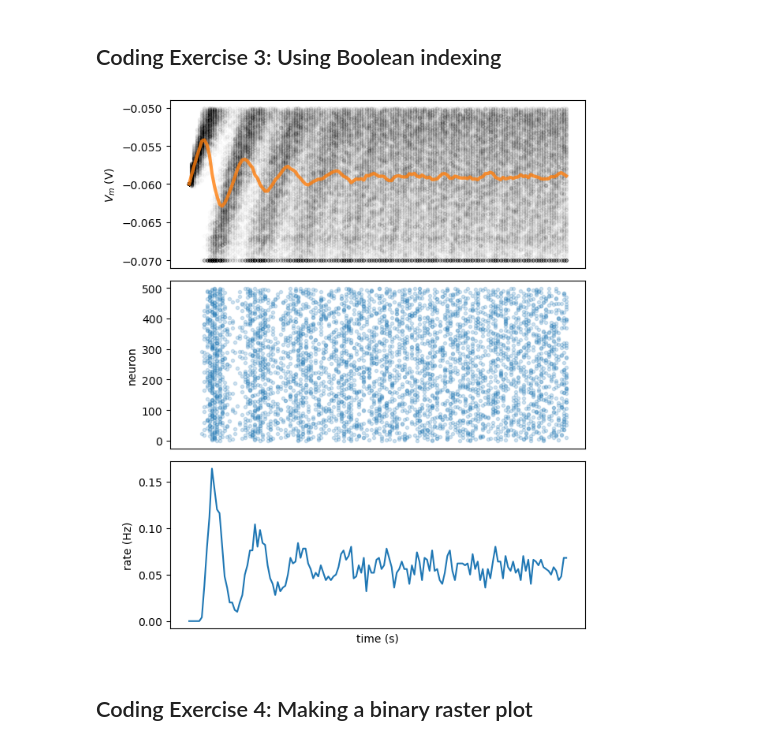
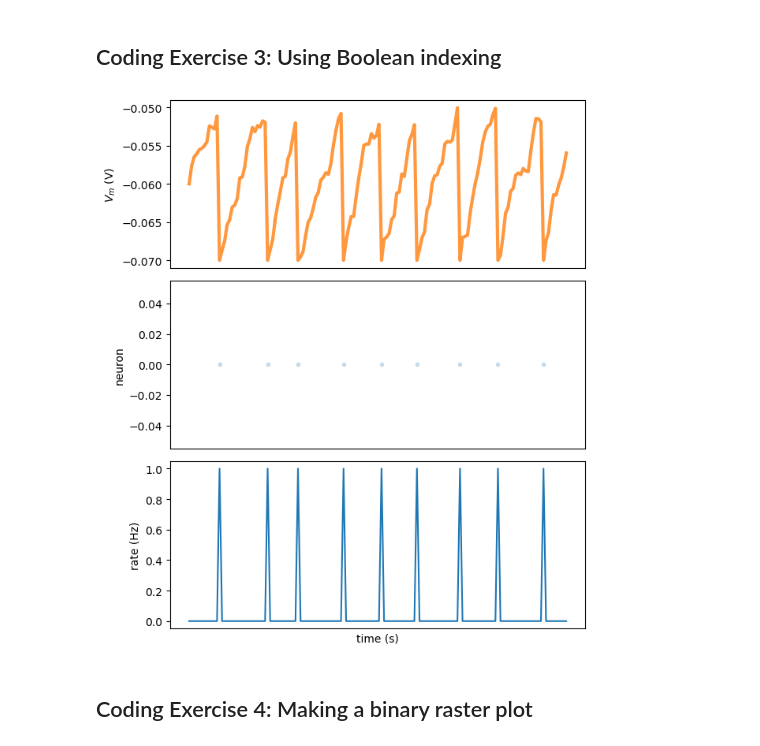
Before and after one commit to bosemessi/Neuromatch2022, a Jupyter notebook: Week0/W0D2_LIF_Part2.ipynb, the cells around one changed output. Saved outputs shown, nothing was run; the diff lists cells and outputs as text; code cells hidden in the pictures.

```diff
--- a/Week0/W0D2_LIF_Part2.ipynb
+++ b/Week0/W0D2_LIF_Part2.ipynb
@@ -69,7 +72,7 @@ np.random.seed(2020)
 # Initialize step_end, t_range, n, v_n and i
 t_range = np.arange(0, t_max, dt)
 step_end = len(t_range)
-n = 500
+n = 1
 v_n = el * np.ones([n, step_end])
 i = i_mean * (1 + 0.1 * (t_max / dt)**(0.5) * (2 * np.random.random([n, step_end]) - 1))
 
@@ -149,7 +152,7 @@ np.random.seed(2020)
 # Initialize step_end, t_range, n, v_n and i
 t_range = np.arange(0, t_max, dt)
 step_end = len(t_range)
-n = 500
+n = 1
 v_n = el * np.ones([n, step_end])
 i = i_mean * (1 + 0.1 * (t_max / dt)**(0.5) * (2 * np.random.random([n, step_end]) - 1))
 
@@ -163,34 +166,34 @@ spikes_n = np.zeros([step_end])
 # raise NotImplementedError("Student exercise: using Boolean indexing")
 #################################################
 
 # Loop over time steps
 for step, t in enumerate(t_range):
 
   # Skip first iteration
   if step == 0:
     continue
 
   # Compute v_n
   v_n[:, step] = v_n[:, step - 1] + (dt / tau) * (el - v_n[:, step - 1] + r*i[:, step])
 
   # Initialize boolean numpy array `spiked` with v_n > v_thr
   spiked = v_n[:, step] > vth
 
   # Set relevant values of v_n to resting potential using spiked
   v_n[spiked,step] = vr
 
   # Collect spike times
   for j in np.where(spiked)[0]:
     spikes[j] += [t]
     spikes_n[step] += 1
 
 # Collect mean spiking rate
 spikes_mean = spikes_n / n
 
 # Plot multiple realizations of Vm, spikes and mean spike rate
 plot_all(t_range, v_n, n, spikes=spikes, spikes_mean=spikes_mean)
 # %% [output]
-[figure, old version]
+[figure, new version]
 # %% [markdown]
 ## Coding Exercise 4: Making a binary raster plot
 # %%
```
Also changed, not shown: parts of 6 cells of this notebook, 3 other files.
